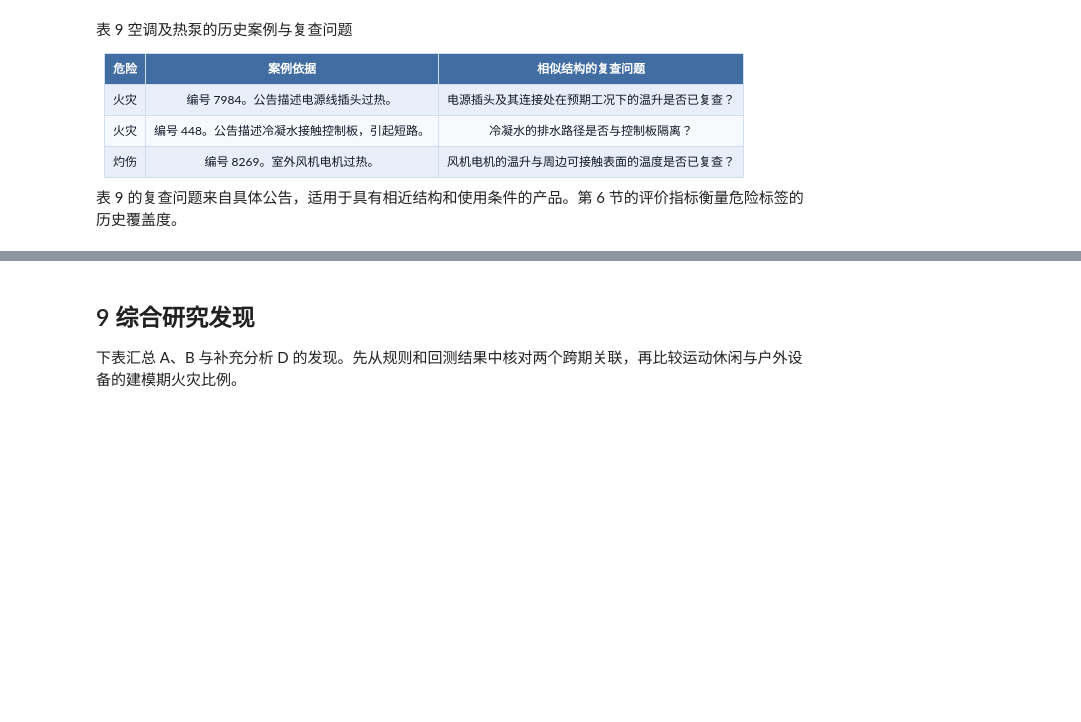
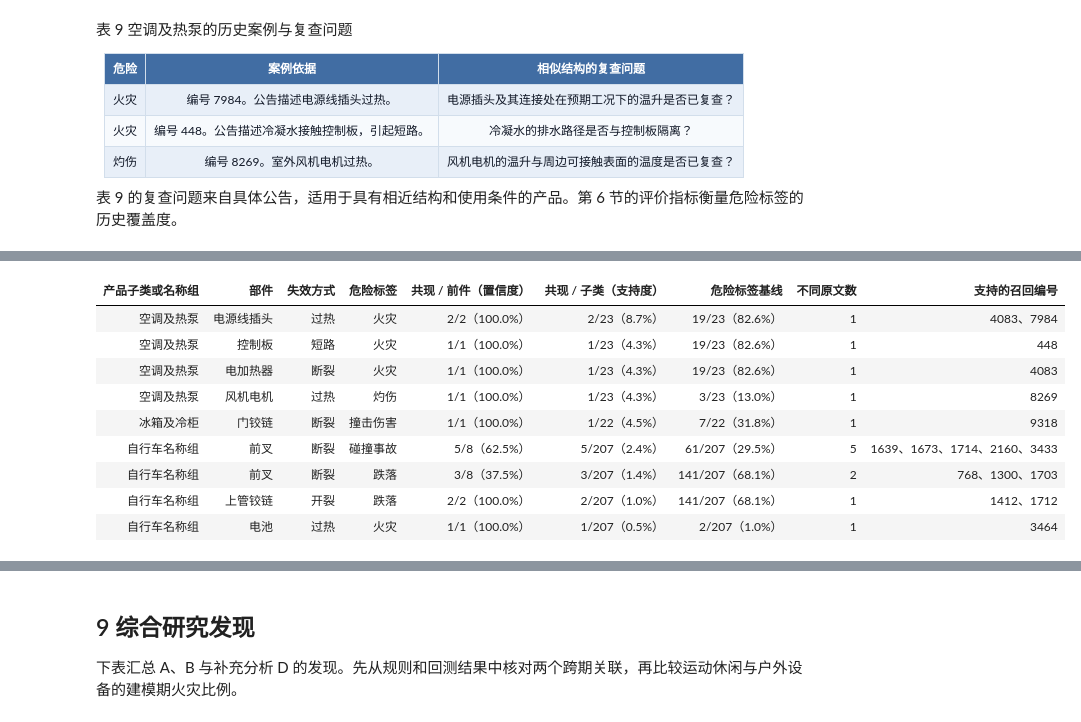
Before and after one commit to Wayne-git802/DM-project, a Jupyter notebook: 全量召回数据_实验AB中文报告.ipynb, the cells around one changed output, grey strips where cells are left out. Saved outputs shown, nothing was run; the diff lists cells and outputs as text; code cells hidden in the pictures; blank space fills up the shorter version.

Commit message:
Update recall analysis notebook with subgroup and failure evidence

```diff
--- a/全量召回数据_实验AB中文报告.ipynb
+++ b/全量召回数据_实验AB中文报告.ipynb
@@ -1417,0 +1623,74 @@ D 的规则置信度以本类中被召回且提到该结构的记录为分母。
+# %%
+# 每个模式要求部件与失效动作在同一短语或从句中构成明确关系。
+failure_patterns = {
+    ("电源线插头", "过热"): r"\b(?:power cord plugs?|power plugs?|electrical plugs?) (?:can |could |may )?overheat(?:s|ed|ing)?\b",
+    ("风机电机", "过热"): r"\bfan motors? (?:can |could |may )?overheat(?:s|ed|ing)?\b",
+    ("电池", "过热"): r"\bbatter(?:y|ies) (?:can |could |may )?overheat(?:s|ed|ing)?\b",
+    ("控制板", "短路"): r"\bcontrol boards?,? caus(?:ing|es) (?:an? )?short circuits?\b|\bcontrol boards? (?:can |could |may )?short[- ]circuit(?:s|ed)?\b",
+    ("电加热器", "断裂"): r"\belectric heaters?(?: in the unit)? (?:can |could |may )?break\b",
+    ("门铰链", "断裂"): r"\bdoor hinges? (?:can |could |may )?break\b",
+    ("上管铰链", "开裂"): r"\bcrack(?:s|ed|ing)? at the hinge on the top tube\b",
+    ("前叉", "断裂"): r"\b(?:front|bicycle) forks? (?:can |could |may )?break\b",
+}
+failure_patterns = {key: re.compile(pattern, re.I) for key, pattern in failure_patterns.items()}
+mechanism_scopes = ("空调及热泵", "冰箱及冷柜", "自行车名称组")
+
+# 召回编号集合用于计数，原文依据单独保留，方便检查同一条规则里的匹配。
+scope_ids = defaultdict(set)
+hazard_ids = defaultdict(set)
+mechanism_ids = defaultdict(set)
+mechanism_evidence = defaultdict(dict)
+
+for row in raw:
+    description = (row["recall_description"] or "").strip()
+    if not description:
+        continue
+    name = row["product_name"]
+    if "HOME_APPLIANCES" in row["product_classification"] and not EXCLUDE.search(name):
+        product = next(iter(matches(TYPES, name)), None)
+    elif "TRANSPORTATION" in row["product_classification"] and re.search(r"\bbicycles?\b", name, re.I):
+        product = "自行车名称组"
+    else:
+        continue
+    if product not in mechanism_scopes:
+        continue
+
+    rid = row["recall_number"]
+    scope_ids[product].add(rid)
+    for hazard in row["hazard_classification"]:
+        hazard_ids[product, hazard].add(rid)
+    for (part, failure), pattern in failure_patterns.items():
+        if pattern.search(description):
+            antecedent = (product, part, failure)
+            mechanism_ids[antecedent].add(rid)
+            for hazard in row["hazard_classification"]:
+                mechanism_evidence[(*antecedent, hazard)].setdefault(rid, set()).add(description)
+
+
+show_table("表 11a  失效短语的识别覆盖",
+           ["产品范围", "有召回描述的编号", "至少匹配一种部件失效的编号"],
+           [(p, len(scope_ids[p]), len(set().union(
+               *(ids for (group, _, _), ids in mechanism_ids.items() if group == p))))
+            for p in mechanism_scopes])
+
+component_rows = []
+for rule, evidence in sorted(mechanism_evidence.items(),
+                             key=lambda item: (mechanism_scopes.index(item[0][0]), -len(item[1]), item[0][1:])):
+    product, part, failure, hazard = rule
+    support_count = len(evidence)
+    antecedent_count = len(mechanism_ids[product, part, failure])
+    total = len(scope_ids[product])
+    distinct_texts = {text.casefold() for descriptions in evidence.values() for text in descriptions}
+    component_rows.append((
+        product, part, failure, HAZARD_NAMES[hazard],
+        fraction_text(support_count, antecedent_count),
+        fraction_text(support_count, total),
+        fraction_text(len(hazard_ids[product, hazard]), total),
+        len(distinct_texts), "、".join(map(str, sorted(evidence))),
+    ))
+
+show_table("表 11b  产品子类 + 部件 + 失效方式 → 危险标签",
+           ["产品子类或名称组", "部件", "失效方式", "危险标签", "共现 / 前件（置信度）",
+            "共现 / 子类（支持度）", "危险标签基线", "不同原文数", "支持的召回编号"],
+           component_rows)
+# %% [output]
@@ -1417,0 +1703,10 @@ D 的规则置信度以本类中被召回且提到该结构的记录为分母。
+| 产品子类或名称组 | 部件 | 失效方式 | 危险标签 | 共现 / 前件（置信度） | 共现 / 子类（支持度） | 危险标签基线 | 不同原文数 | 支持的召回编号 |
+| 空调及热泵 | 电源线插头 | 过热 | 火灾 | 2/2（100.0%） | 2/23（8.7%） | 19/23（82.6%） | 1 | 4083、7984 |
+| 空调及热泵 | 控制板 | 短路 | 火灾 | 1/1（100.0%） | 1/23（4.3%） | 19/23（82.6%） | 1 | 448 |
+| 空调及热泵 | 电加热器 | 断裂 | 火灾 | 1/1（100.0%） | 1/23（4.3%） | 19/23（82.6%） | 1 | 4083 |
+| 空调及热泵 | 风机电机 | 过热 | 灼伤 | 1/1（100.0%） | 1/23（4.3%） | 3/23（13.0%） | 1 | 8269 |
+| 冰箱及冷柜 | 门铰链 | 断裂 | 撞击伤害 | 1/1（100.0%） | 1/22（4.5%） | 7/22（31.8%） | 1 | 9318 |
+| 自行车名称组 | 前叉 | 断裂 | 碰撞事故 | 5/8（62.5%） | 5/207（2.4%） | 61/207（29.5%） | 5 | 1639、1673、1714、2160、3433 |
+| 自行车名称组 | 前叉 | 断裂 | 跌落 | 3/8（37.5%） | 3/207（1.4%） | 141/207（68.1%） | 2 | 768、1300、1703 |
+| 自行车名称组 | 上管铰链 | 开裂 | 跌落 | 2/2（100.0%） | 2/207（1.0%） | 141/207（68.1%） | 1 | 1412、1712 |
+| 自行车名称组 | 电池 | 过热 | 火灾 | 1/1（100.0%） | 1/207（0.5%） | 2/207（1.0%） | 1 | 3464 |
```
Also changed, not shown: parts of 59 cells of this notebook.
